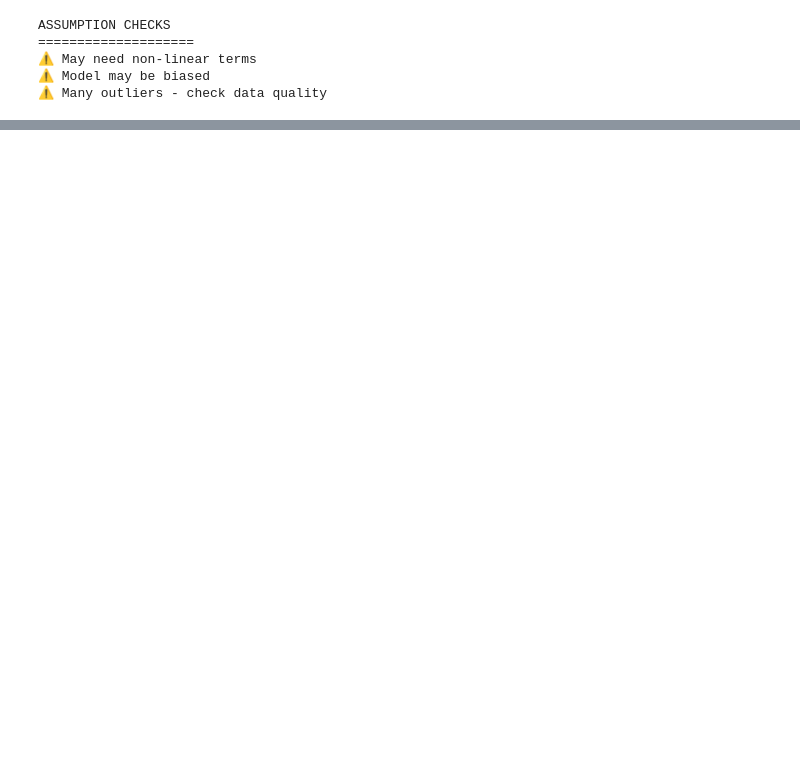
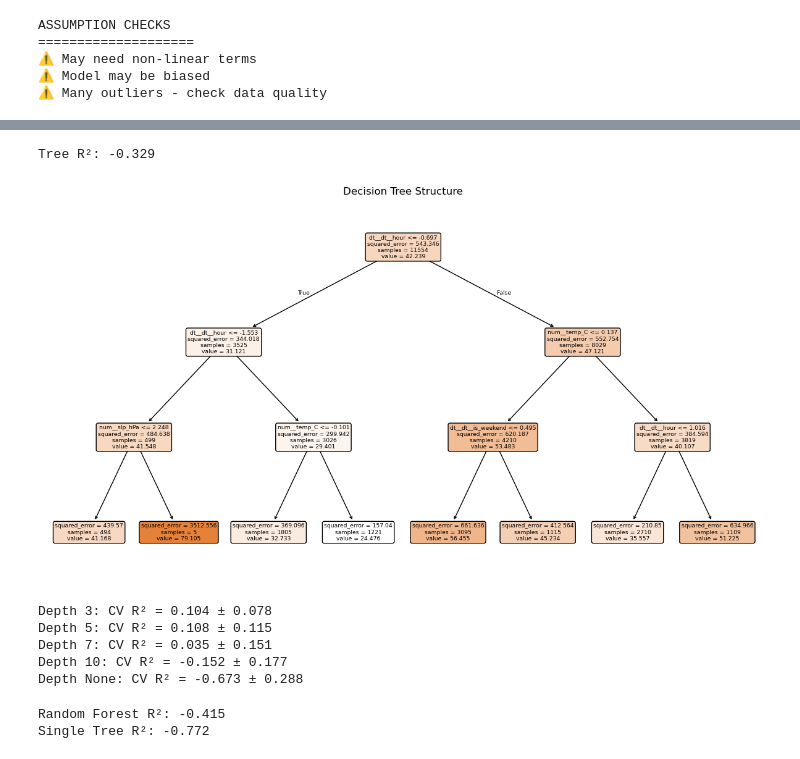
Before and after one commit to FedorSulaev/air-quality-predictor, a Jupyter notebook: notebooks/04_model_development.ipynb, the cells around one changed output, grey strips where cells are left out. Drawn from its saved outputs; the diff is of its cells as text; code cells hidden in the pictures; blank space fills up the shorter version.

```diff
--- a/notebooks/04_model_development.ipynb
+++ b/notebooks/04_model_development.ipynb
@@ -448,3 +457,45 @@ def complete_model_review(model, X_test, y_test, feature_names):
         print("   ⚠️ Model needs improvement")
 
 # Example usage# complete_model_review(model, X_test, y_test, ['Feature1', 'Feature2'])
+# %%
+tree = DecisionTreeRegressor(max_depth=5, random_state=42)
+tree.fit(X_train, y_train)
+print(f"Tree R²: {tree.score(X_test, y_test):.3f}")
+# %% [output]
+Tree R²: -0.329
+# %%
+# Train simple tree for visualization
+tree = DecisionTreeRegressor(max_depth=3, min_samples_split=10)
+tree.fit(X_train, y_train)
+
+# Visualize tree structure
+plt.figure(figsize=(15, 8))
+plot_tree(tree, feature_names=X_train.columns, filled=True, rounded=True)
+plt.title("Decision Tree Structure")
+plt.show()
+# %% [output]
+[figure, added]
+# %%
+# Test different max_depth values*
+depths = [3, 5, 7, 10, None]
+for depth in depths:
+    tree = DecisionTreeRegressor(max_depth=depth, random_state=42)
+    cv_scores = cross_val_score(tree, X_train, y_train, cv=5)
+    print(f"Depth {depth}: CV R² = {cv_scores.mean():.3f} ± {cv_scores.std():.3f}")
+# %% [output]
+Depth 3: CV R² = 0.104 ± 0.078
+Depth 5: CV R² = 0.108 ± 0.115
+Depth 7: CV R² = 0.035 ± 0.151
+Depth 10: CV R² = -0.152 ± 0.177
+Depth None: CV R² = -0.673 ± 0.288
+# %%
+rf = RandomForestRegressor(n_estimators=100, max_depth=10, random_state=42)
+rf.fit(X_train, y_train)
+print(f"Random Forest R²: {rf.score(X_test, y_test):.3f}")
+# Compare with single tree
+tree = DecisionTreeRegressor(max_depth=10, random_state=42)
+tree.fit(X_train, y_train)
+print(f"Single Tree R²: {tree.score(X_test, y_test):.3f}")
+# %% [output]
+Random Forest R²: -0.415
+Single Tree R²: -0.772
```
Also changed, not shown: parts of 27 cells of this notebook, 9 other files.
